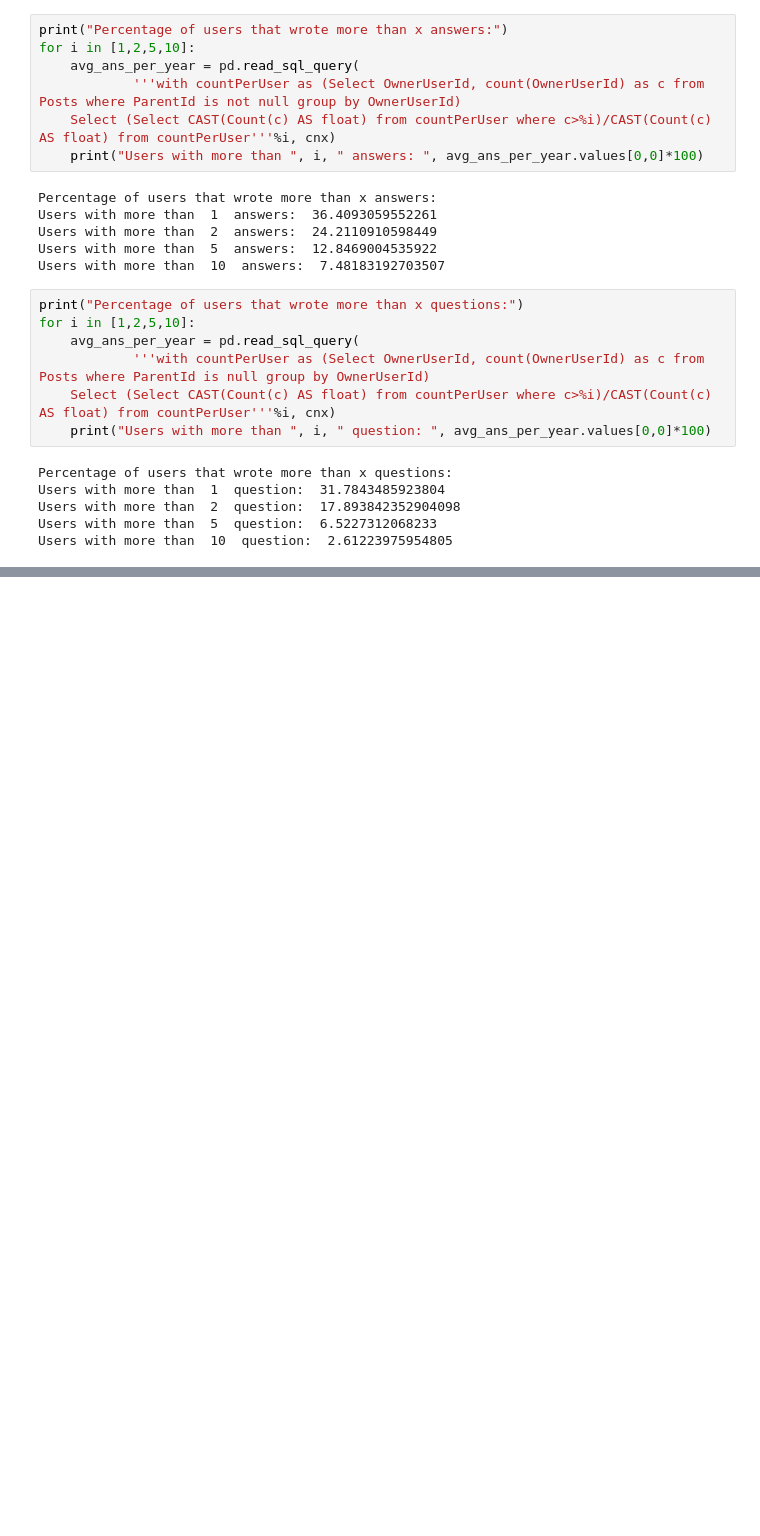
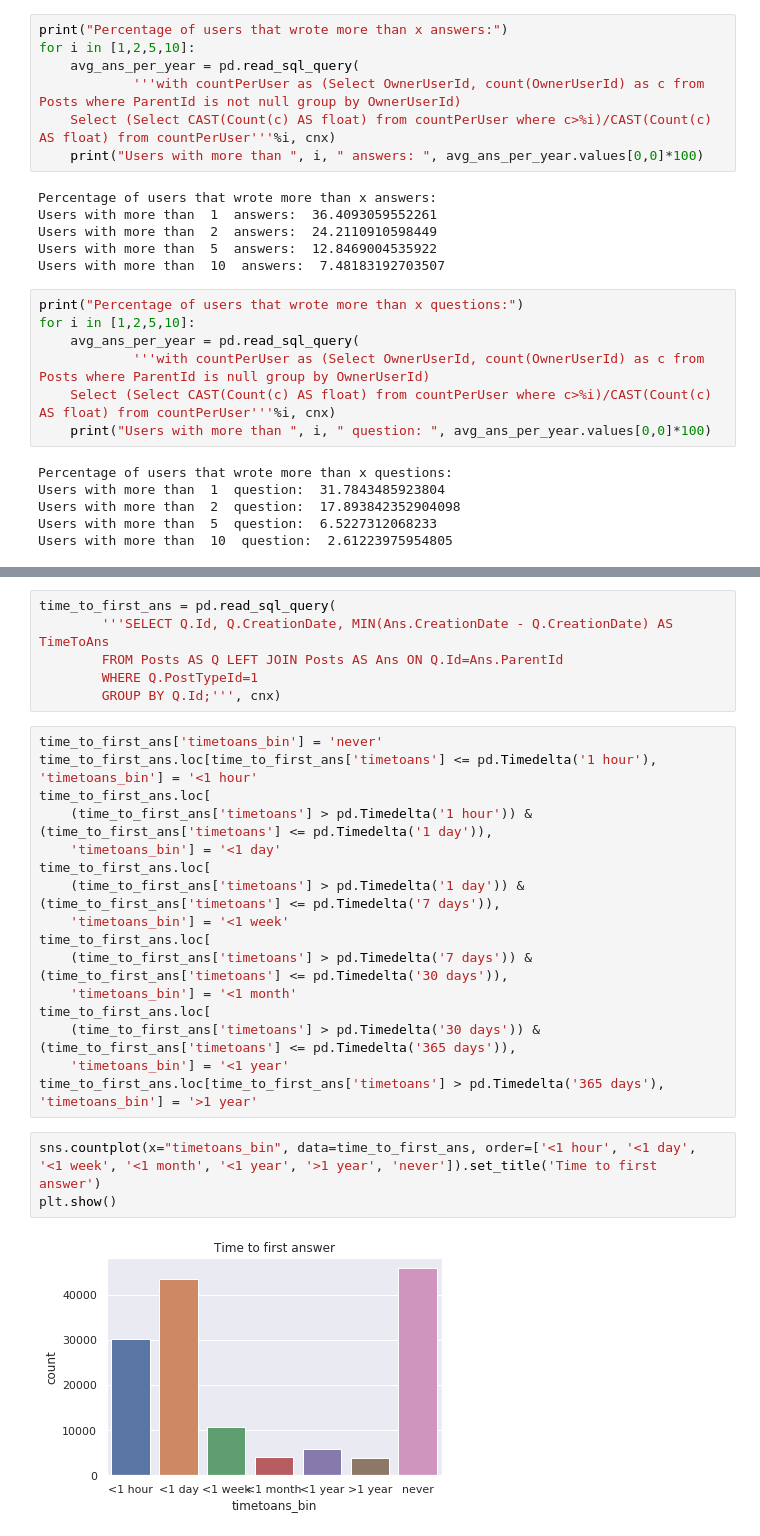
Before and after one commit to elvisnava/DSLab-StackOverflow, a Jupyter notebook: data-exploration/1_Overview.ipynb, the cells around one changed output, grey strips where cells are left out. Drawn from its saved outputs; the diff is of its cells as text; blank space fills up the shorter version.

```diff
--- a/data-exploration/1_Overview.ipynb
+++ b/data-exploration/1_Overview.ipynb
@@ -93,0 +124,27 @@ Users with more than  10  question:  2.61223975954805
+# %%
+time_to_first_ans = pd.read_sql_query(
+        '''SELECT Q.Id, Q.CreationDate, MIN(Ans.CreationDate - Q.CreationDate) AS TimeToAns
+        FROM Posts AS Q LEFT JOIN Posts AS Ans ON Q.Id=Ans.ParentId
+        WHERE Q.PostTypeId=1
+        GROUP BY Q.Id;''', cnx)
+# %%
+time_to_first_ans['timetoans_bin'] = 'never'
+time_to_first_ans.loc[time_to_first_ans['timetoans'] <= pd.Timedelta('1 hour'), 'timetoans_bin'] = '<1 hour'
+time_to_first_ans.loc[
+    (time_to_first_ans['timetoans'] > pd.Timedelta('1 hour')) & (time_to_first_ans['timetoans'] <= pd.Timedelta('1 day')),
+    'timetoans_bin'] = '<1 day'
+time_to_first_ans.loc[
+    (time_to_first_ans['timetoans'] > pd.Timedelta('1 day')) & (time_to_first_ans['timetoans'] <= pd.Timedelta('7 days')),
+    'timetoans_bin'] = '<1 week'
+time_to_first_ans.loc[
+    (time_to_first_ans['timetoans'] > pd.Timedelta('7 days')) & (time_to_first_ans['timetoans'] <= pd.Timedelta('30 days')),
+    'timetoans_bin'] = '<1 month'
+time_to_first_ans.loc[
+    (time_to_first_ans['timetoans'] > pd.Timedelta('30 days')) & (time_to_first_ans['timetoans'] <= pd.Timedelta('365 days')),
+    'timetoans_bin'] = '<1 year'
+time_to_first_ans.loc[time_to_first_ans['timetoans'] > pd.Timedelta('365 days'), 'timetoans_bin'] = '>1 year'
+# %%
+sns.countplot(x="timetoans_bin", data=time_to_first_ans, order=['<1 hour', '<1 day', '<1 week', '<1 month', '<1 year', '>1 year', 'never']).set_title('Time to first answer')
+plt.show()
+# %% [output]
+[figure, added]
```
Also changed, not shown: parts of 7 cells of this notebook, 1 other file.
